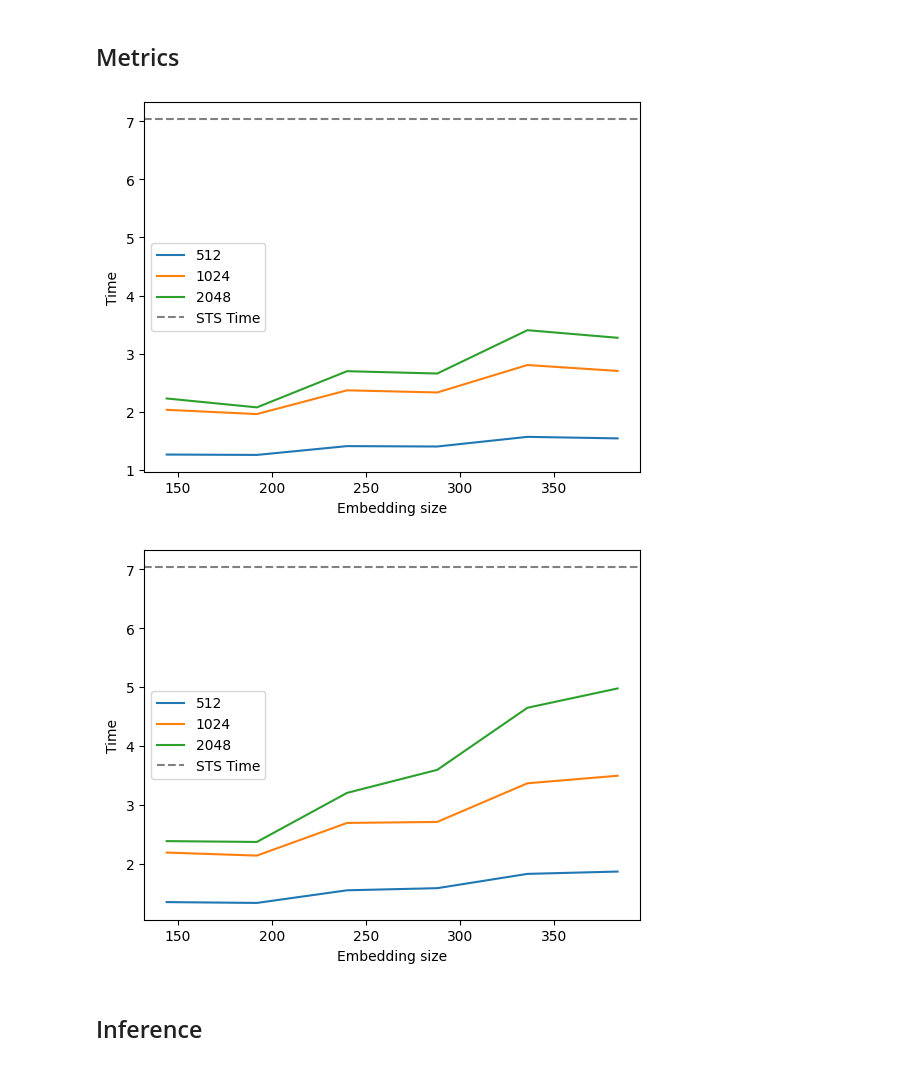
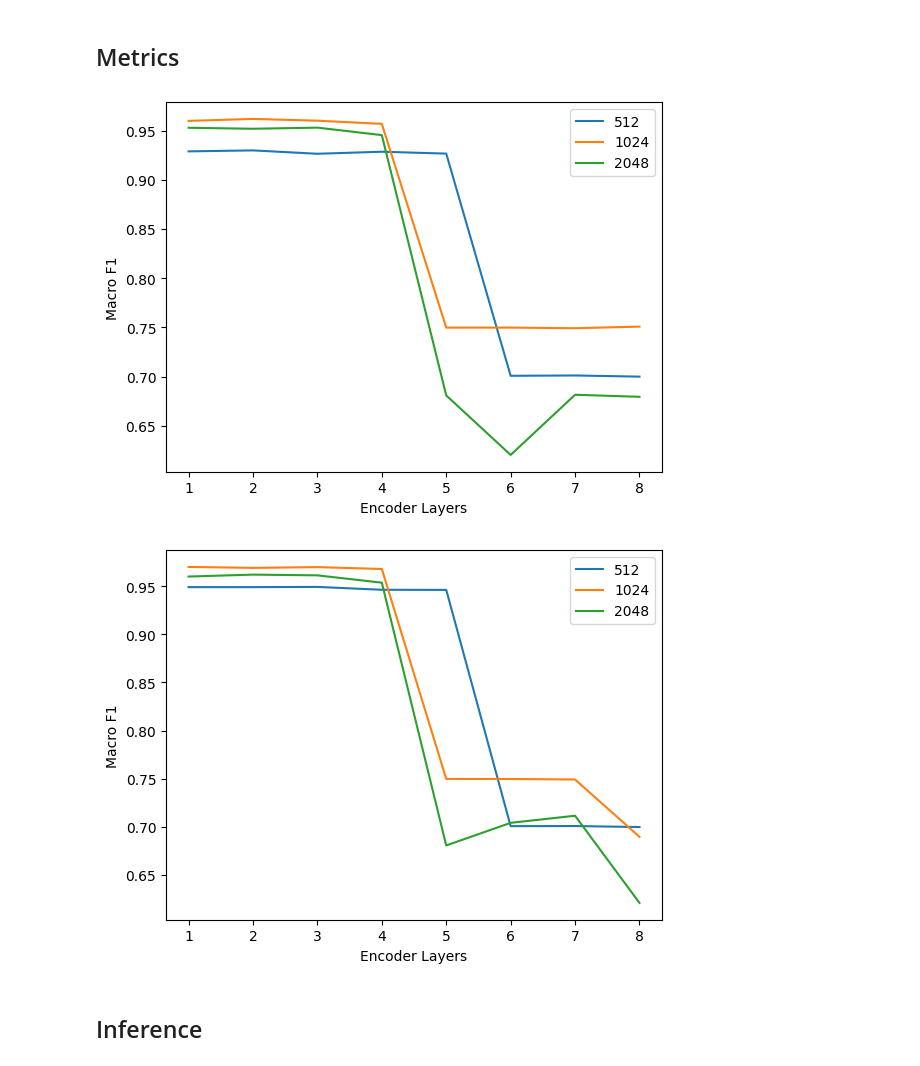
Before and after one commit to bloodpool7/RandomTransformer, a Jupyter notebook: Transformer/model_testing.ipynb, the cells around one changed output. Cells and saved outputs as stored; diff of their text form; code cells hidden in the pictures.

```diff
--- a/Transformer/model_testing.ipynb
+++ b/Transformer/model_testing.ipynb
@@ -307,17 +358,17 @@ plot_metrics(train_metrics, val_metrics)
 # %%
 path1 = 'EncoderResults/'
 tests1 = ['1encoder/', '2encoder/', '3encoder/', '4encoder/', '5encoder/', '6encoder/', '7encoder/', '8encoder/']
 
 path2 = 'HeadsResults/'
 tests2 = ['1head/', '2head/', '4head/', '6head/', '8head/', '12head/', '16head/', '20head/', '24head/']
 
 path3 = 'EmbeddingsResults/'
-tests3 = ['144emsize/', '192emsize/', '240emsize/', '288emsize/', '336emsize/', '384emsize/']
+tests3 = ['144emsize/', '192emsize/', '240emsize/', '288emsize/', '336emsize/', '384emsize/', '432emsize/', '480emsize/', '528emsize/']
 
-visualize_exeperiment(path3, tests3, 'Time')
+visualize_exeperiment(path1, tests1, 'Macro F1')
 # %% [output]
-[figure, old version]
+[figure, new version]
-[figure, old version]
+[figure, new version]
 # %% [markdown]
 ## Inference
 # %%
```
Also changed, not shown: parts of 8 cells of this notebook, 2 other files.
